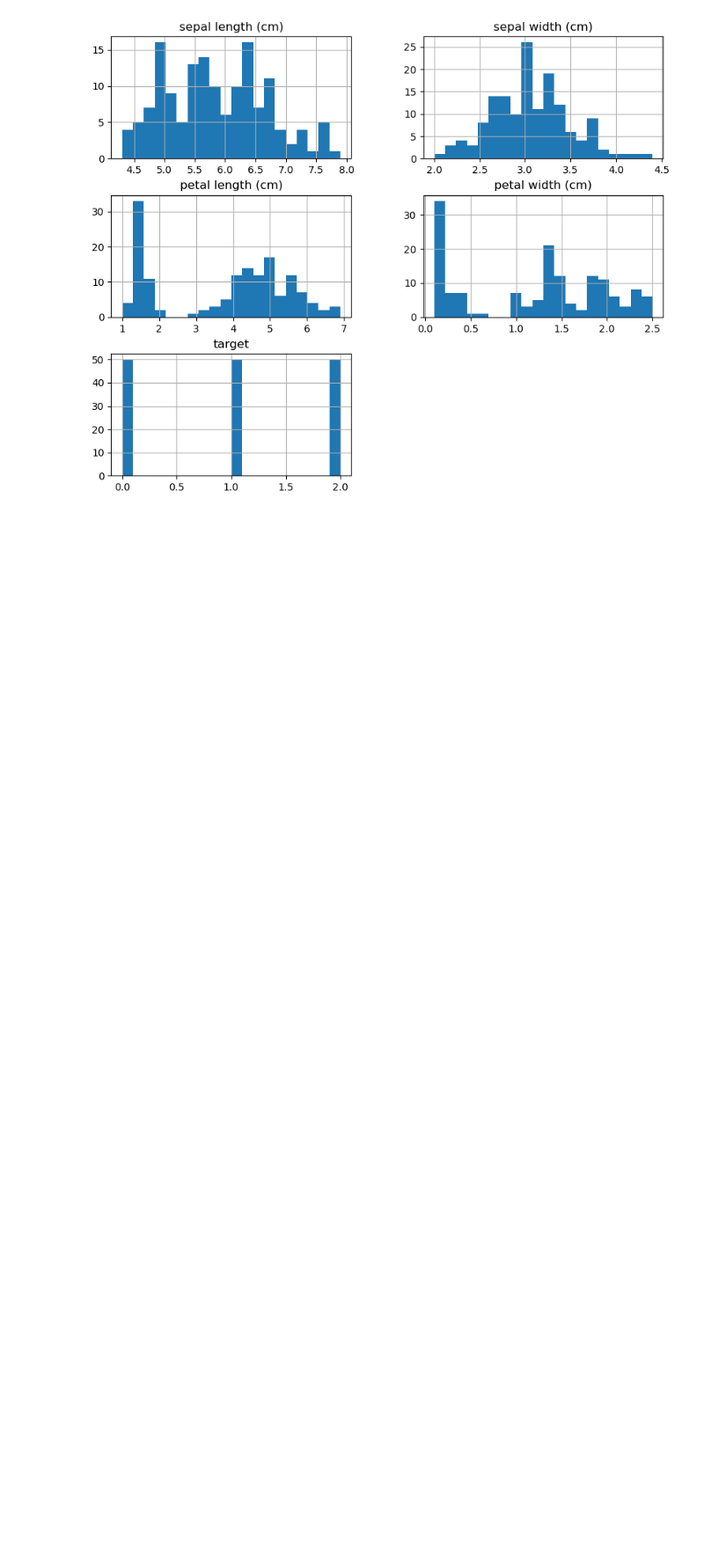
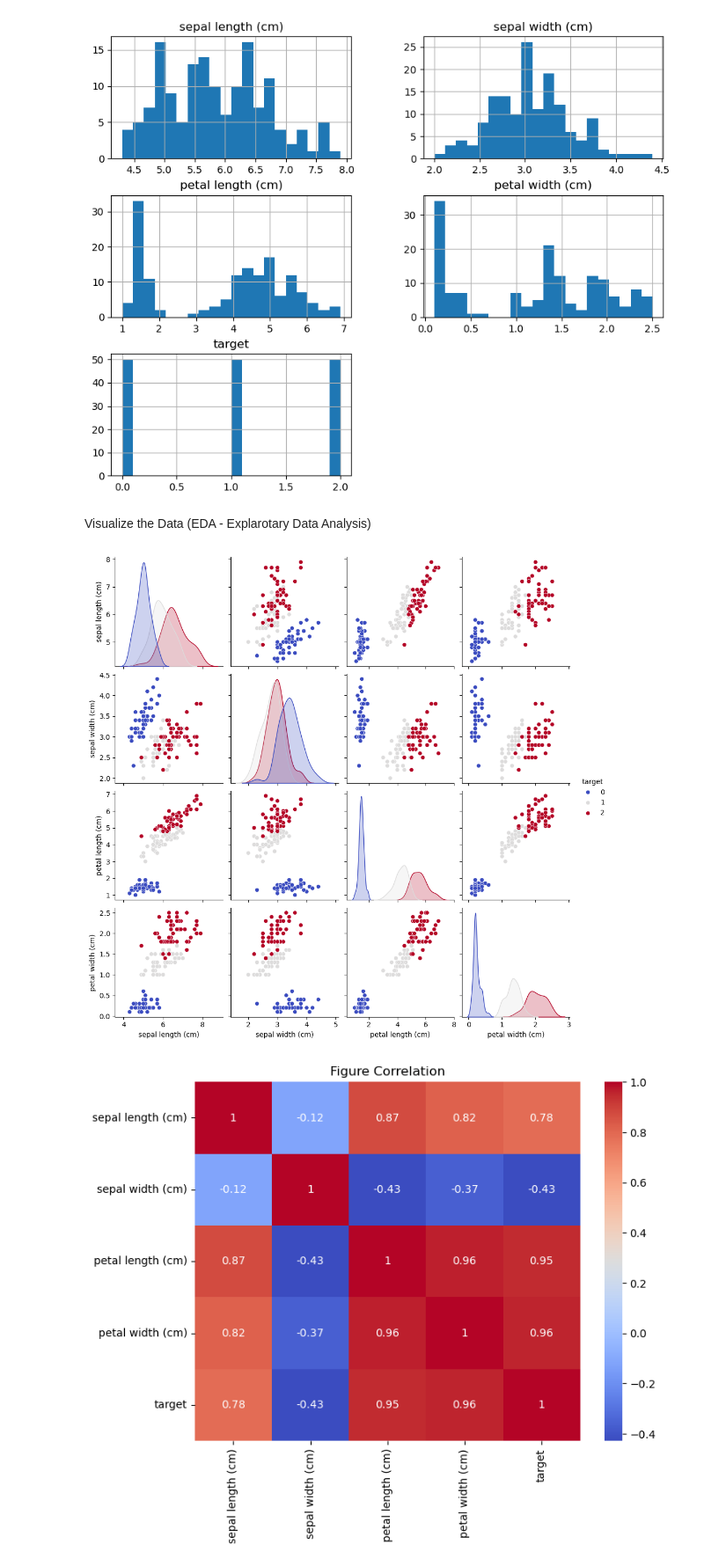
Before and after one commit to ajitesh68/ML-PROJECTS-, a Jupyter notebook: irish_flower/models/main.ipynb, the cells around one changed output. Shown at 88% size. Saved outputs shown, nothing was run; the diff lists cells and outputs as text; code cells hidden in the pictures; blank space fills up the shorter version.

```diff
--- a/irish_flower/models/main.ipynb
+++ b/irish_flower/models/main.ipynb
@@ -43,3 +43,18 @@ petal width (cm)     0
 target               0
 dtype: int64
 [figure]
+# %% [markdown]
+Visualize the Data (EDA - Explarotary Data Analysis)
+# %%
+#pairplot to visualize feature distribution
+sns.pairplot(df, hue='target',palette='coolwarm')
+plt.show()
+
+#coorelation heatmap
+plt.figure(figsize=(8,6))
+sns.heatmap(df.corr(),annot=True,cmap='coolwarm')
+plt.title("Figure Correlation")
+plt.show()
+# %% [output]
+[figure, added]
+[figure, added]
```
Also changed, not shown: parts of 6 cells of this notebook, 1 other file.
